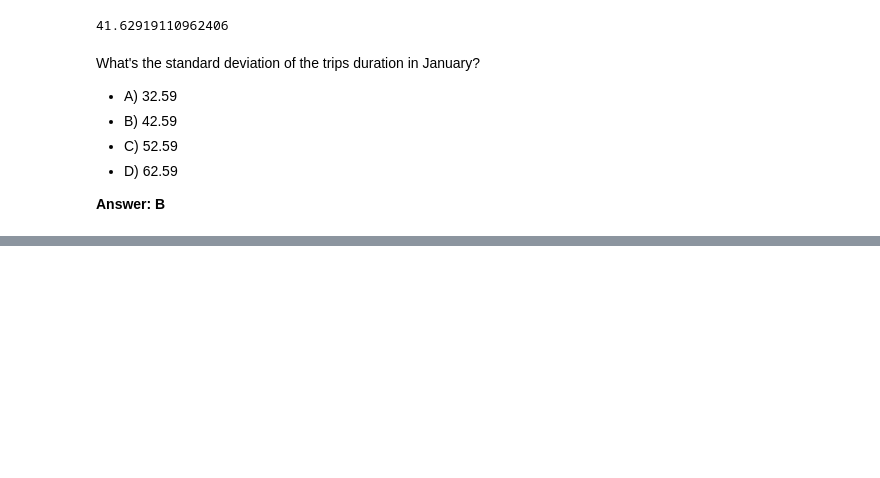
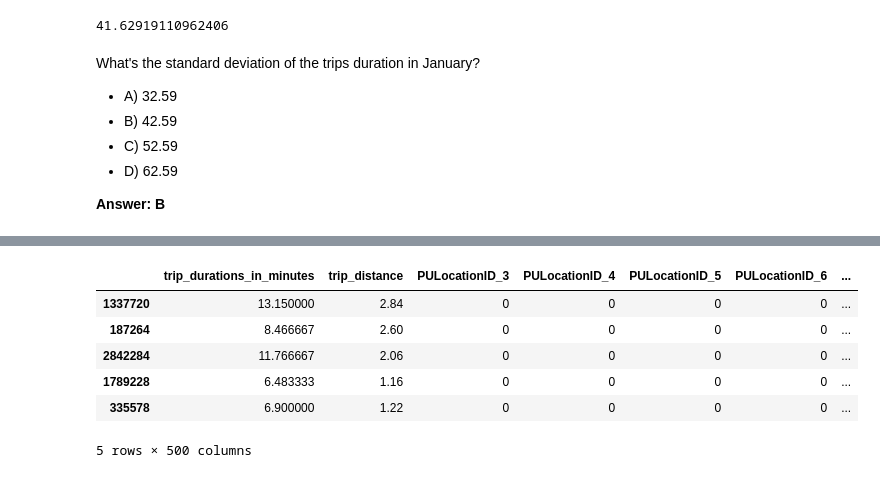
Before and after one commit to Princekrampah/mlops-zoomcamp, a Jupyter notebook: 01-intro/homework.ipynb, the cells around one changed output, grey strips where cells are left out. Drawn from its saved outputs; the diff is of its cells as text; code cells hidden in the pictures; blank space fills up the shorter version.

```diff
--- a/01-intro/homework.ipynb
+++ b/01-intro/homework.ipynb
@@ -86,0 +100,2 @@ What's the standard deviation of the trips duration in January?
+# %%
+ df = df[(df["trip_durations_in_minutes"] >= 1) & (df["trip_durations_in_minutes"] <= 60)]
@@ -86,0 +122,3 @@ What's the standard deviation of the trips duration in January?
+# %%
+df = df.sample(frac=0.2, random_state=42)
+df.shape
@@ -86,0 +147,4 @@ What's the standard deviation of the trips duration in January?
+# %%
+# Drop only important columns to avoid dropping alot of columns
+df = df[["PULocationID", "DOLocationID", "trip_durations_in_minutes", "trip_distance"]]
+df.head()
@@ -86,0 +166,2 @@ What's the standard deviation of the trips duration in January?
+# %%
+df = pd.get_dummies(df, columns=["PULocationID", "DOLocationID"], drop_first=True)
@@ -86,0 +180,10 @@ What's the standard deviation of the trips duration in January?
+# %%
+df.head()
+# %% [output]
+|  | trip_durations_in_minutes | trip_distance | PULocationID_3 | PULocationID_4 | PULocationID_5 | PULocationID_6 | ... |
+| 1337720 | 13.150000 | 2.84 | 0 | 0 | 0 | 0 | ... |
+| 187264 | 8.466667 | 2.60 | 0 | 0 | 0 | 0 | ... |
+| 2842284 | 11.766667 | 2.06 | 0 | 0 | 0 | 0 | ... |
+| 1789228 | 6.483333 | 1.16 | 0 | 0 | 0 | 0 | ... |
+| 335578 | 6.900000 | 1.22 | 0 | 0 | 0 | 0 | ... |
+5 rows × 500 columns
```
Also changed, not shown: parts of 34 cells of this notebook.
